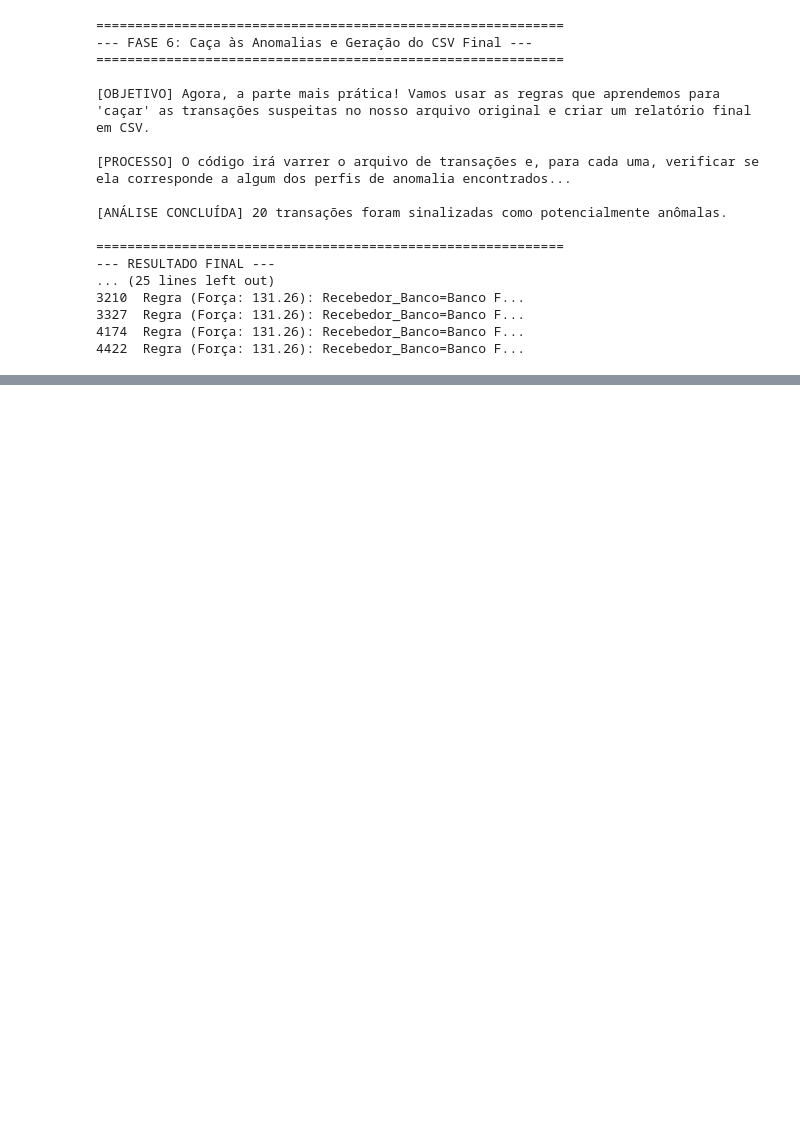
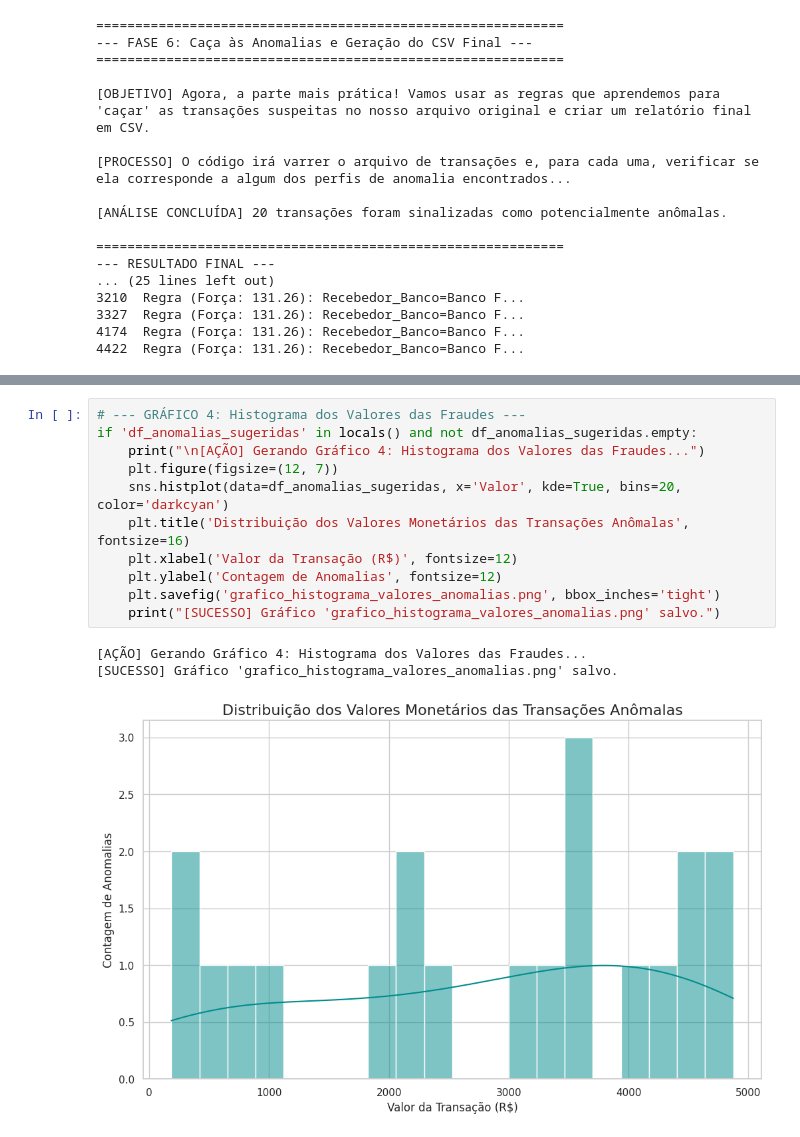
Before and after one commit to Namem/analisePix, a Jupyter notebook: analise_fraude_pix.ipynb, the cells around one changed output, grey strips where cells are left out. Cells and saved outputs as stored; diff of their text form; blank space fills up the shorter version.

```diff
--- a/analise_fraude_pix.ipynb
+++ b/analise_fraude_pix.ipynb
@@ -256,0 +361,15 @@ print(df_anomalias_sugeridas[['DataHora', 'Valor', 'Pagador_Banco', 'Status', 'A
+# %%
+# --- GRÁFICO 4: Histograma dos Valores das Fraudes ---
+if 'df_anomalias_sugeridas' in locals() and not df_anomalias_sugeridas.empty:
+    print("\n[AÇÃO] Gerando Gráfico 4: Histograma dos Valores das Fraudes...")
+    plt.figure(figsize=(12, 7))
+    sns.histplot(data=df_anomalias_sugeridas, x='Valor', kde=True, bins=20, color='darkcyan')
+    plt.title('Distribuição dos Valores Monetários das Transações Anômalas', fontsize=16)
+    plt.xlabel('Valor da Transação (R$)', fontsize=12)
+    plt.ylabel('Contagem de Anomalias', fontsize=12)
+    plt.savefig('grafico_histograma_valores_anomalias.png', bbox_inches='tight')
+    print("[SUCESSO] Gráfico 'grafico_histograma_valores_anomalias.png' salvo.")
+# %% [output]
+[AÇÃO] Gerando Gráfico 4: Histograma dos Valores das Fraudes...
+[SUCESSO] Gráfico 'grafico_histograma_valores_anomalias.png' salvo.
+[figure, added]
```
Also changed, not shown: parts of 8 cells of this notebook.
